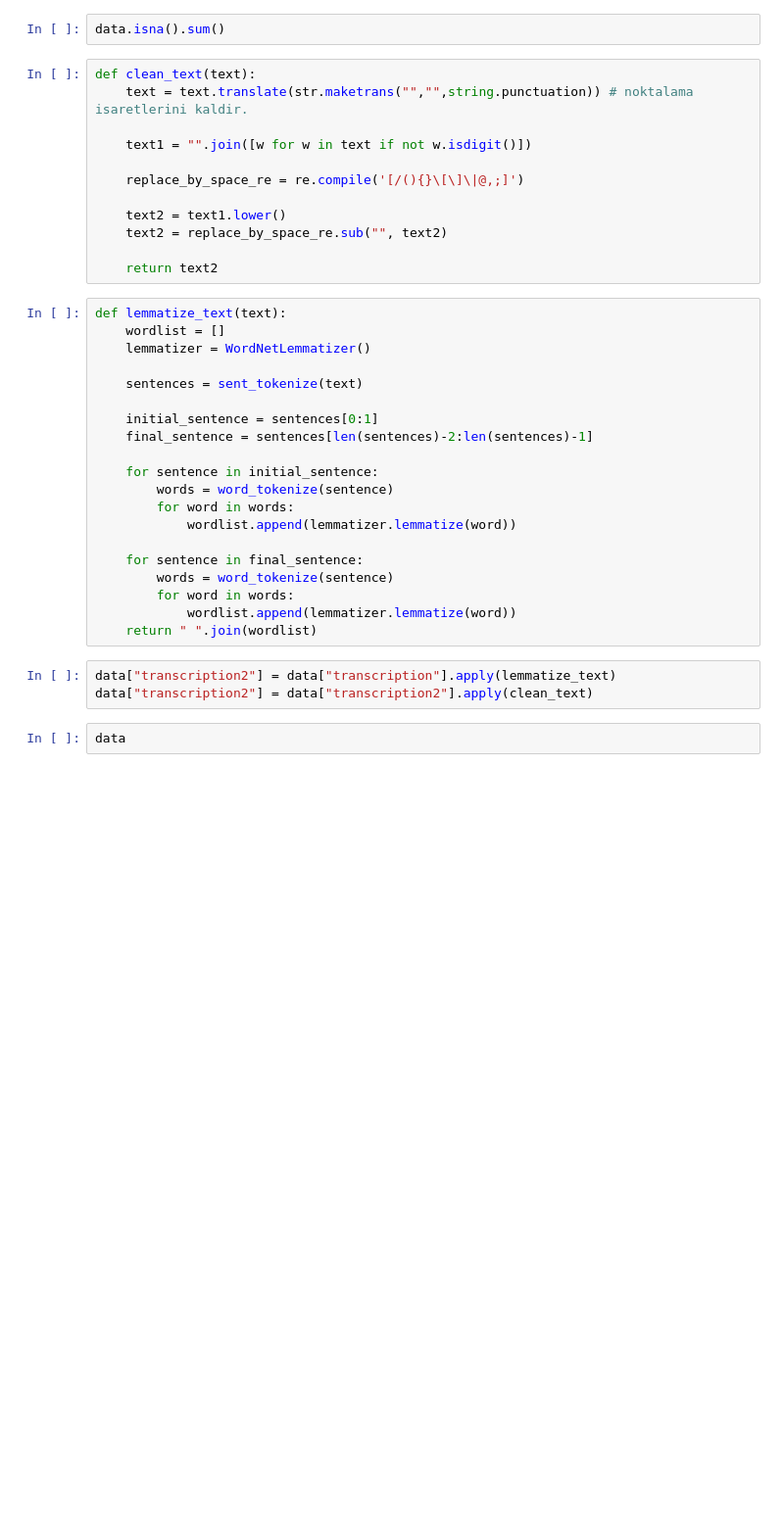
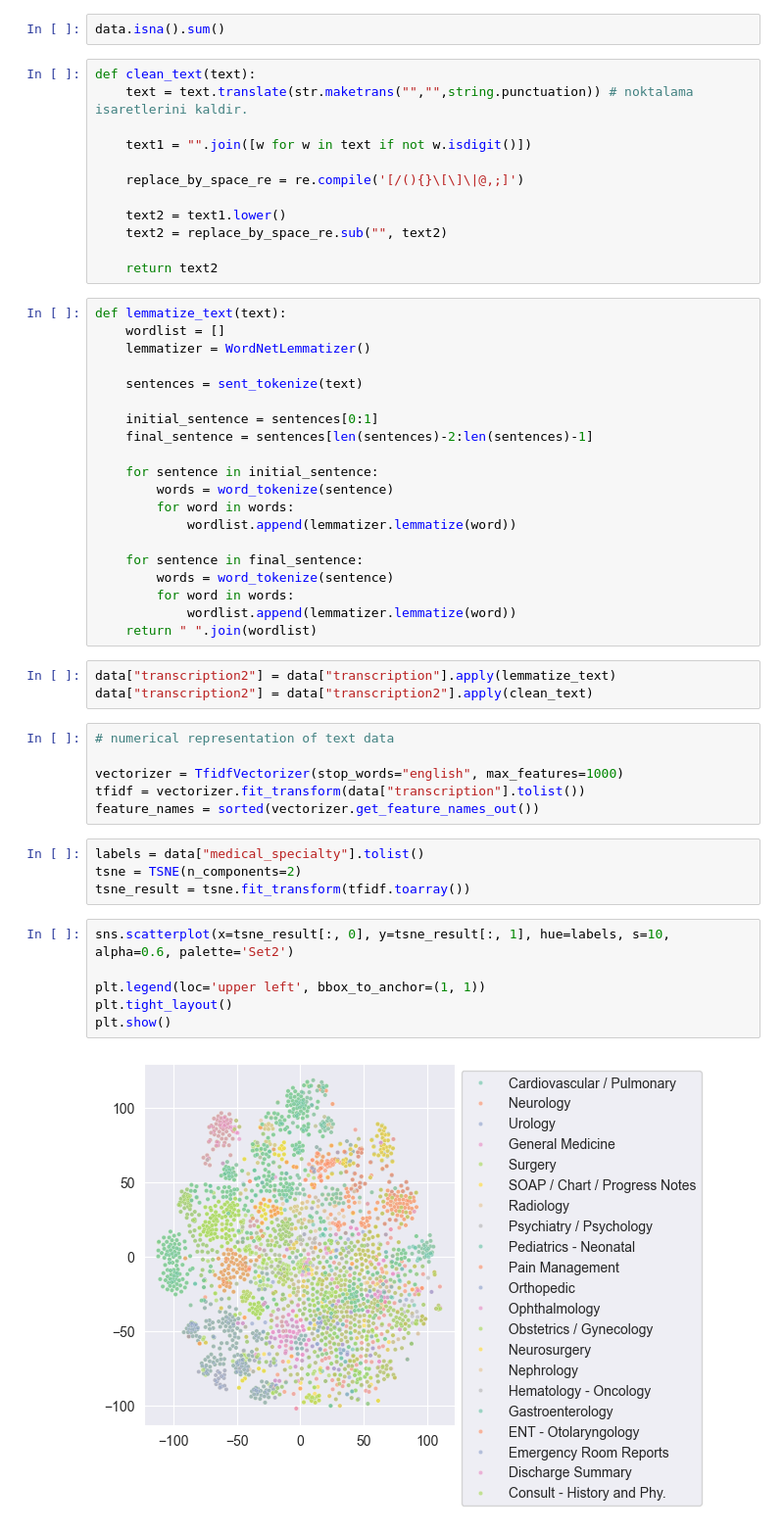
Before and after one commit to olgun-yilmaz/ClinicalTestClassification, a Jupyter notebook: clinical_test_classification.ipynb, the cells around one changed output. Shown at 98% size. Drawn from its saved outputs; the diff is of its cells as text; blank space fills up the shorter version.

Commit message:
Added numerical representation of text data and visualized the results

```diff
--- a/clinical_test_classification.ipynb
+++ b/clinical_test_classification.ipynb
@@ -96,5 +96,21 @@ def lemmatize_text(text):
 # %%
 data["transcription2"] = data["transcription"].apply(lemmatize_text)
 data["transcription2"] = data["transcription2"].apply(clean_text)
-# %%
-data
+# %%
+# numerical representation of text data
+
+vectorizer = TfidfVectorizer(stop_words="english", max_features=1000)
+tfidf = vectorizer.fit_transform(data["transcription"].tolist())
+feature_names = sorted(vectorizer.get_feature_names_out())
+# %%
+labels = data["medical_specialty"].tolist()
+tsne = TSNE(n_components=2)
+tsne_result = tsne.fit_transform(tfidf.toarray())
+# %%
+sns.scatterplot(x=tsne_result[:, 0], y=tsne_result[:, 1], hue=labels, s=10, alpha=0.6, palette='Set2')
+
+plt.legend(loc='upper left', bbox_to_anchor=(1, 1))
+plt.tight_layout()
+plt.show()
+# %% [output]
+[figure, added]
```
Also changed, not shown: 1 other file.
